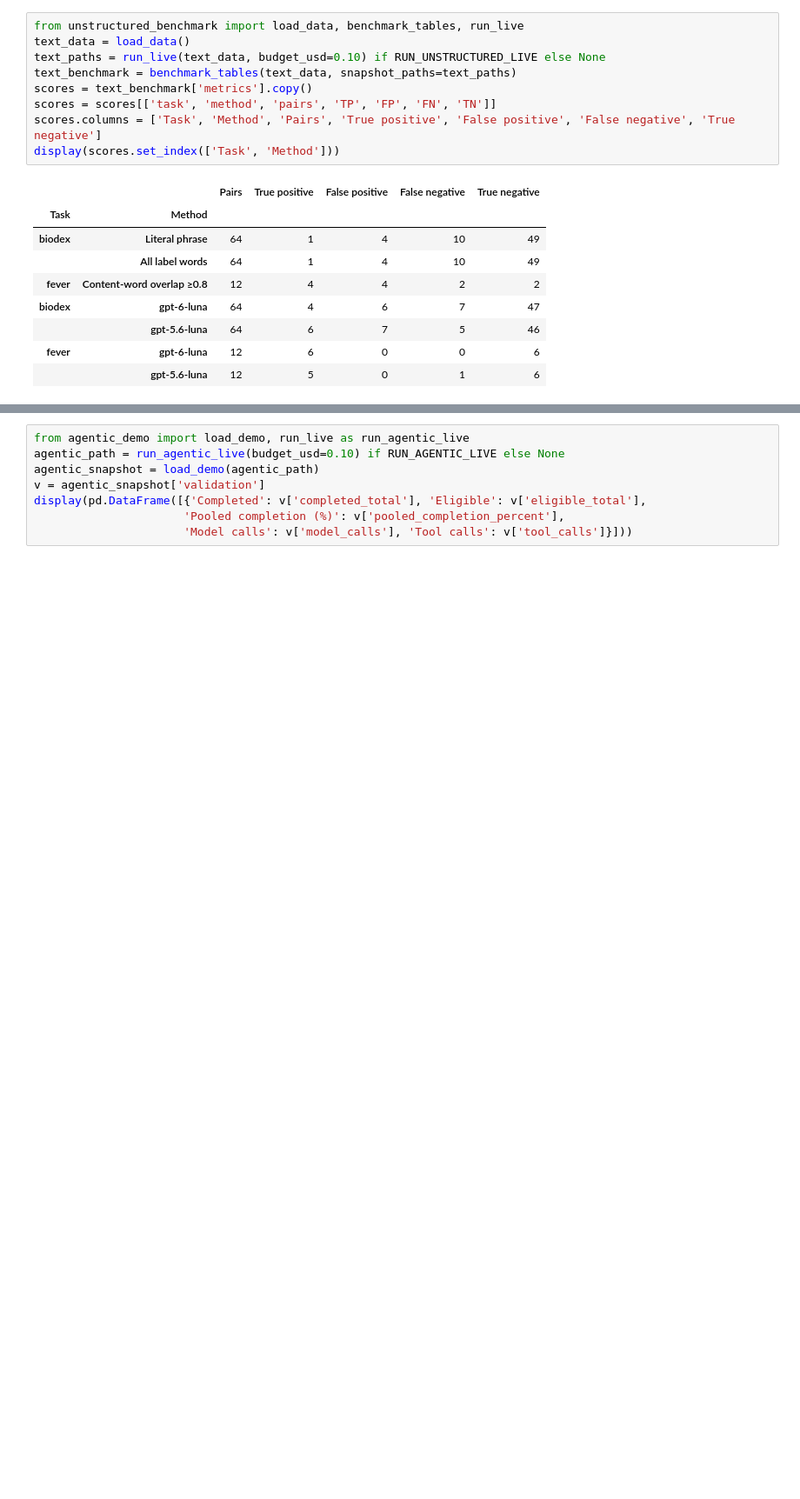
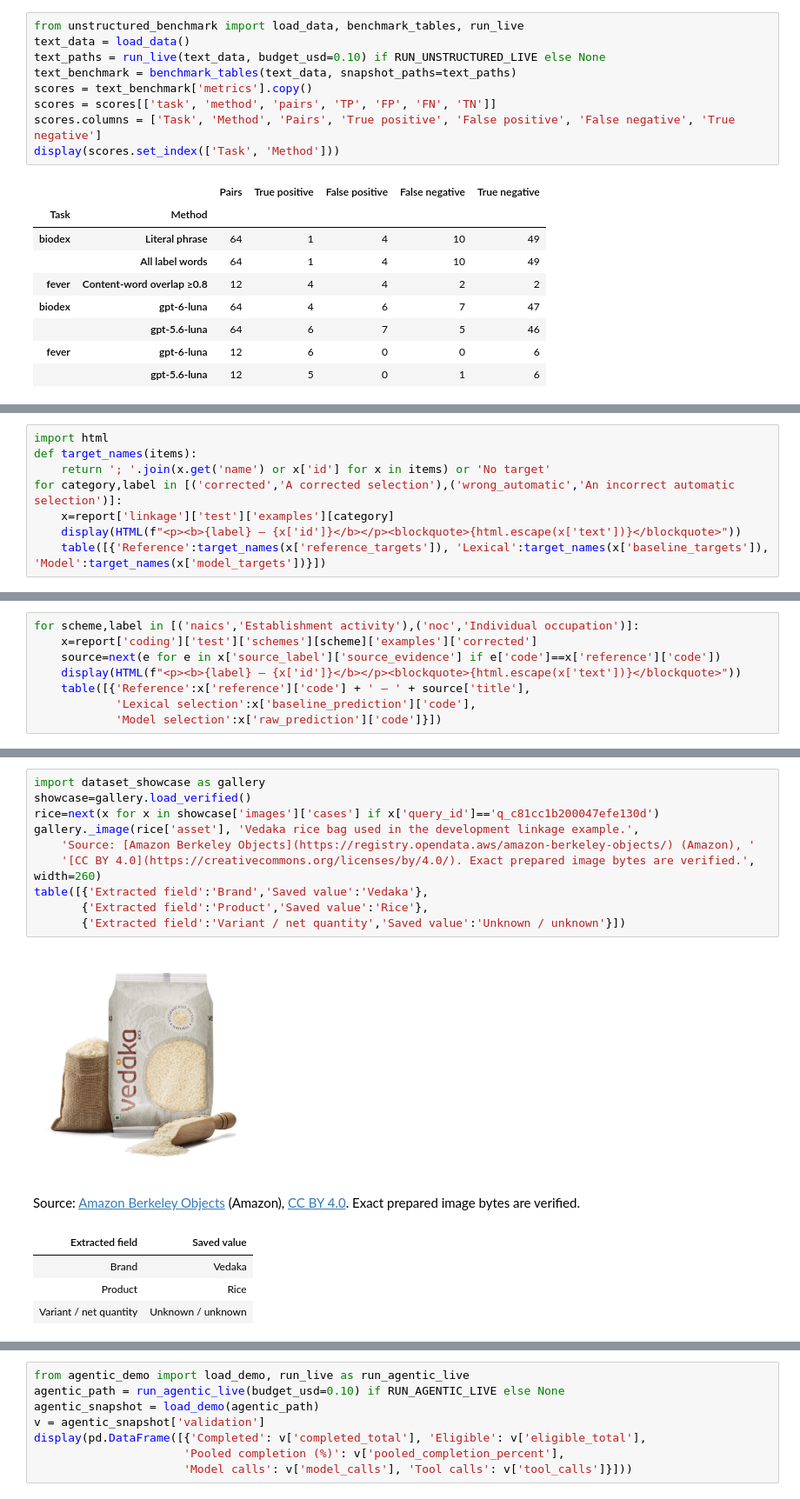
Before and after one commit to hananather/LLM-notes, a Jupyter notebook: LLM_basics/record-linkage-with-semantic-operators.ipynb, the cells around one changed output, grey strips where cells are left out. Shown at 87% size. Drawn from its saved outputs; the diff is of its cells as text; blank space fills up the shorter version.

Commit message:
Unify semantic-join research into one complete report

```diff
--- a/LLM_basics/record-linkage-with-semantic-operators.ipynb
+++ b/LLM_basics/record-linkage-with-semantic-operators.ipynb
@@ -358,0 +835,8 @@ A separate native LOTUS agent demonstration reads three **invented** office retu
+# %%
+import html
+def target_names(items):
+    return '; '.join(x.get('name') or x['id'] for x in items) or 'No target'
+for category,label in [('corrected','A corrected selection'),('wrong_automatic','An incorrect automatic selection')]:
+    x=report['linkage']['test']['examples'][category]
+    display(HTML(f"<p><b>{label} — {x['id']}</b></p><blockquote>{html.escape(x['text'])}</blockquote>"))
+    table([{'Reference':target_names(x['reference_targets']), 'Lexical':target_names(x['baseline_targets']), 'Model':target_names(x['model_targets'])}])
@@ -358,0 +869,8 @@ A separate native LOTUS agent demonstration reads three **invented** office retu
+# %%
+for scheme,label in [('naics','Establishment activity'),('noc','Individual occupation')]:
+    x=report['coding']['test']['schemes'][scheme]['examples']['corrected']
+    source=next(e for e in x['source_label']['source_evidence'] if e['code']==x['reference']['code'])
+    display(HTML(f"<p><b>{label} — {x['id']}</b></p><blockquote>{html.escape(x['text'])}</blockquote>"))
+    table([{'Reference':x['reference']['code'] + ' — ' + source['title'],
+            'Lexical selection':x['baseline_prediction']['code'],
+            'Model selection':x['raw_prediction']['code']}])
@@ -358,0 +1019,17 @@ A separate native LOTUS agent demonstration reads three **invented** office retu
+# %%
+import dataset_showcase as gallery
+showcase=gallery.load_verified()
+rice=next(x for x in showcase['images']['cases'] if x['query_id']=='q_c81cc1b200047efe130d')
+gallery._image(rice['asset'], 'Vedaka rice bag used in the development linkage example.',
+    'Source: [Amazon Berkeley Objects](https://registry.opendata.aws/amazon-berkeley-objects/) (Amazon), '
+    '[CC BY 4.0](https://creativecommons.org/licenses/by/4.0/). Exact prepared image bytes are verified.', width=260)
+table([{'Extracted field':'Brand','Saved value':'Vedaka'},
+       {'Extracted field':'Product','Saved value':'Rice'},
+       {'Extracted field':'Variant / net quantity','Saved value':'Unknown / unknown'}])
+# %% [output]
+[figure, added]
+Source: [Amazon Berkeley Objects](https://registry.opendata.aws/amazon-berkeley-objects/) (Amazon), [CC BY 4.0](https://creativecommons.org/licenses/by/4.0/). Exact prepared image bytes are verified.
+| Extracted field | Saved value |
+| Brand | Vedaka |
+| Product | Rice |
+| Variant / net quantity | Unknown / unknown |
```
Also changed, not shown: parts of 70 cells of this notebook, 9 other files.
